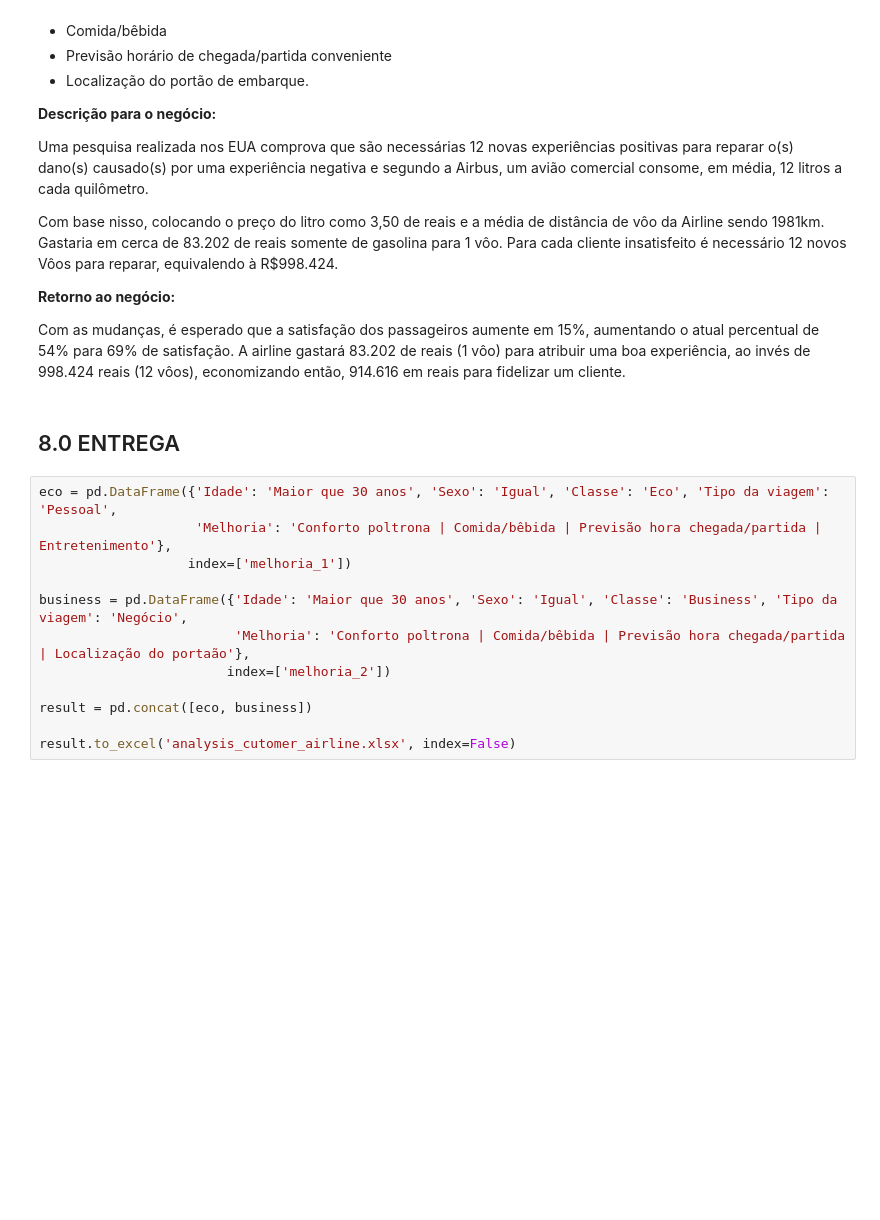
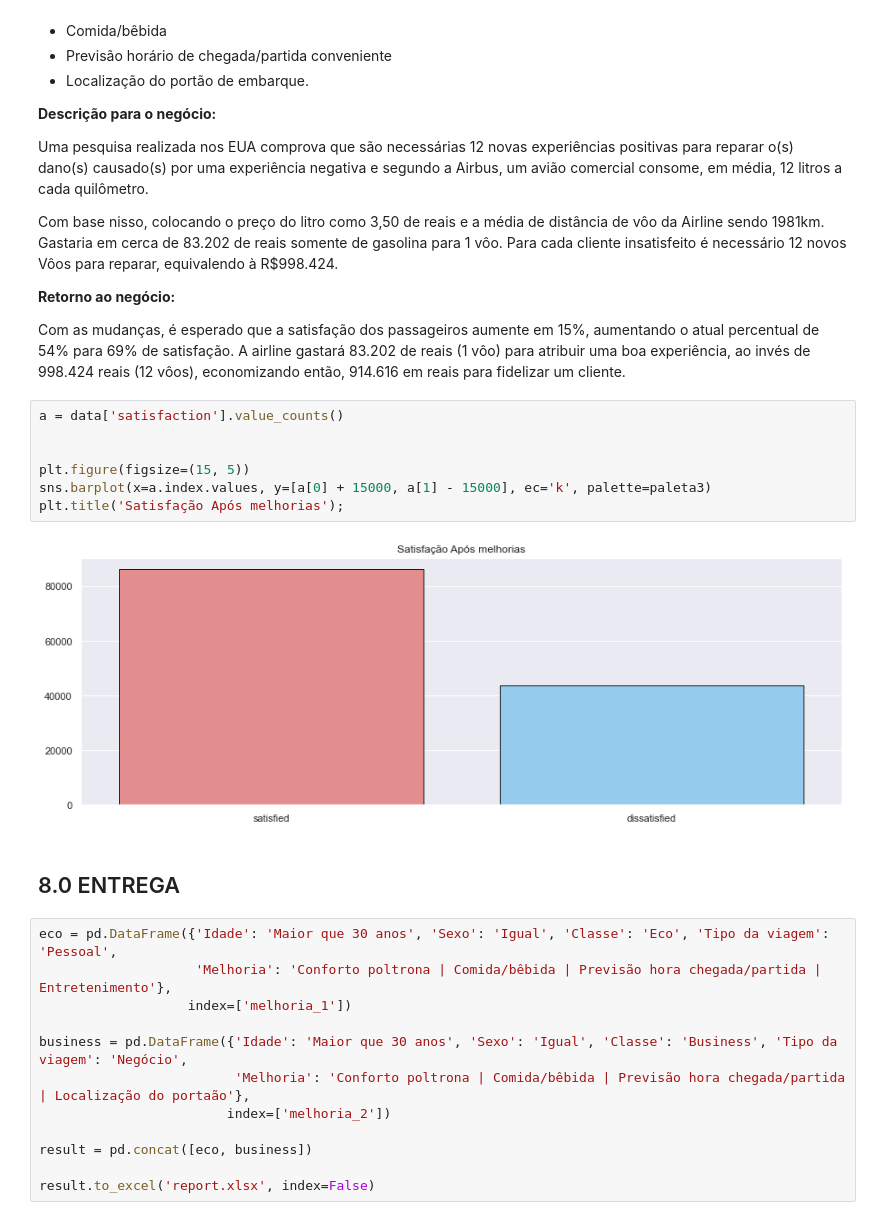
Before and after one commit to Jhonatanslopes/Airline-Customer-Satisfaction, a Jupyter notebook: analysis_satisfaction.ipynb, the cells around one changed output. Saved outputs shown, nothing was run; the diff lists cells and outputs as text; blank space fills up the shorter version.

```diff
--- a/airline_customer.ipynb
+++ b/analysis_satisfaction.ipynb
@@ -993,6 +993,15 @@ Com base nisso, colocando o preço do litro como 3,50 de reais e a média de dis
 **Retorno ao negócio:**
 
 Com as mudanças, é esperado que a satisfação dos passageiros aumente em 15%, aumentando o atual percentual de 54% para 69% de satisfação. A airline gastará 83.202 de reais (1 vôo) para atribuir uma boa experiência, ao invés de 998.424 reais (12 vôos), economizando então, 914.616 em reais para fidelizar um cliente.
+# %%
+a = data['satisfaction'].value_counts()
+
+
+plt.figure(figsize=(15, 5))
+sns.barplot(x=a.index.values, y=[a[0] + 15000, a[1] - 15000], ec='k', palette=paleta3)
+plt.title('Satisfação Após melhorias');
+# %% [output]
+[figure, added]
 # %% [markdown]
 ## 8.0 ENTREGA
 # %%
@@ -1006,4 +1015,4 @@ business = pd.DataFrame({'Idade': 'Maior que 30 anos', 'Sexo': 'Igual', 'Classe'
 
 result = pd.concat([eco, business])
 
-result.to_excel('analysis_cutomer_airline.xlsx', index=False)
+result.to_excel('report.xlsx', index=False)
```
Also changed, not shown: 9 other files.
